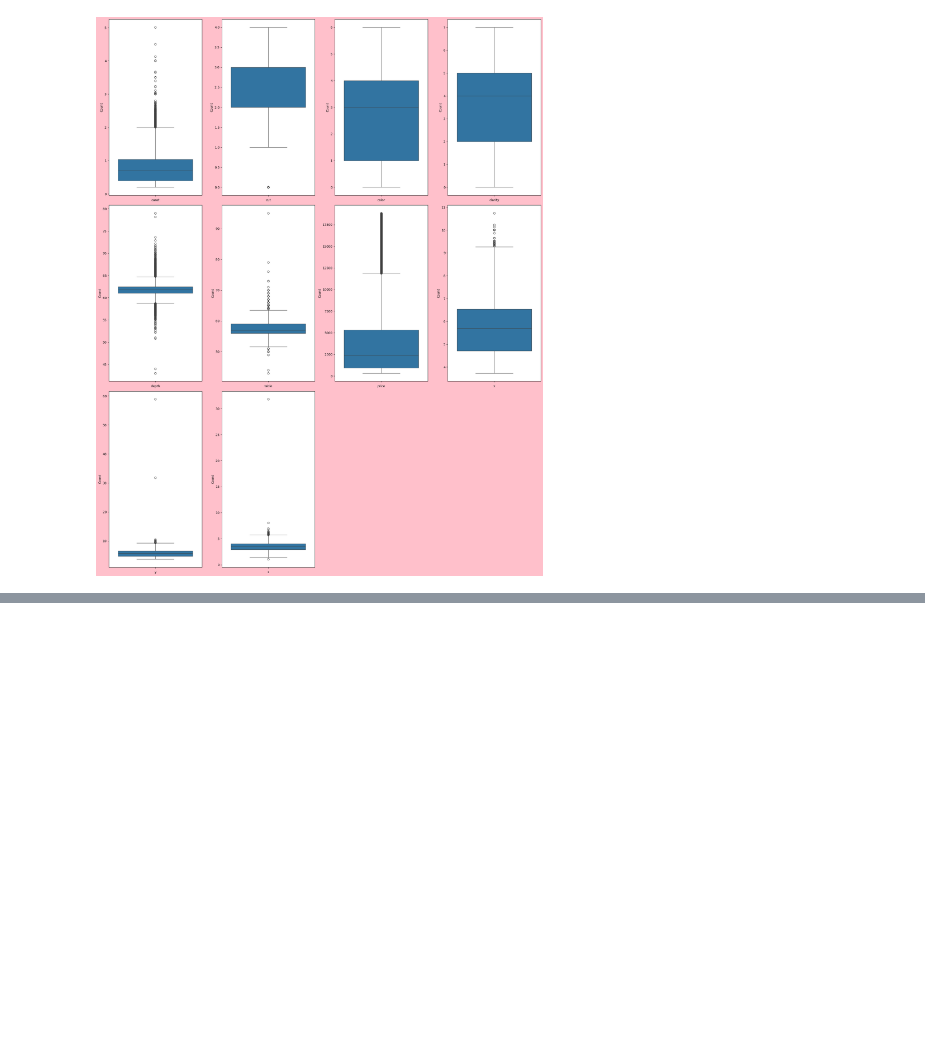
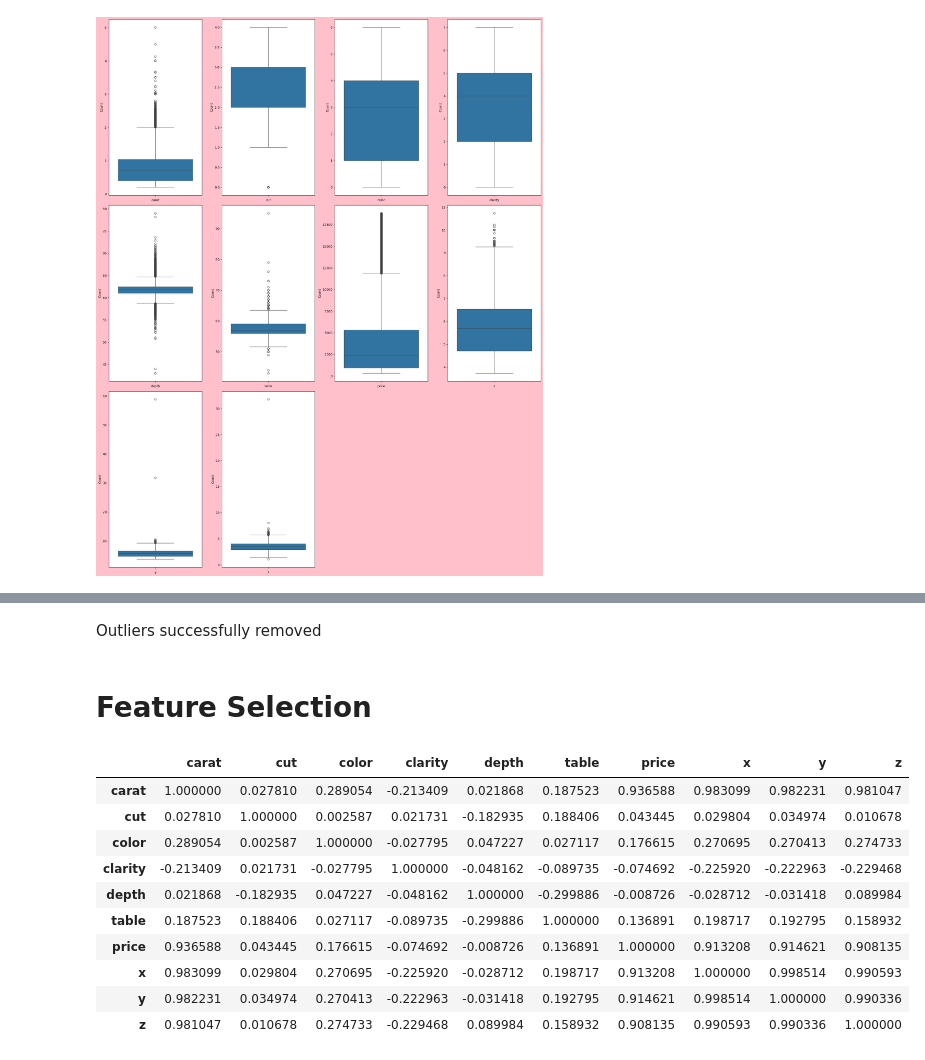
Before and after one commit to Aditya190704/Diamond_Price_Prediction_using_ML, a Jupyter notebook: model.ipynb, the cells around one changed output, grey strips where cells are left out. Saved outputs shown, nothing was run; the diff lists cells and outputs as text; code cells hidden in the pictures; blank space fills up the shorter version.

```diff
--- a/model.ipynb
+++ b/model.ipynb
@@ -270,0 +346,19 @@ plt.tight_layout()
+# %% [markdown]
+Outliers successfully removed
+# %% [markdown]
+# Feature Selection
+# %%
+tc = capped_data.corr()
+tc
+# %% [output]
+|  | carat | cut | color | clarity | depth | table | price | x | y | z |
+| carat | 1.000000 | 0.027810 | 0.289054 | -0.213409 | 0.021868 | 0.187523 | 0.936588 | 0.983099 | 0.982231 | 0.981047 |
+| cut | 0.027810 | 1.000000 | 0.002587 | 0.021731 | -0.182935 | 0.188406 | 0.043445 | 0.029804 | 0.034974 | 0.010678 |
+| color | 0.289054 | 0.002587 | 1.000000 | -0.027795 | 0.047227 | 0.027117 | 0.176615 | 0.270695 | 0.270413 | 0.274733 |
+| clarity | -0.213409 | 0.021731 | -0.027795 | 1.000000 | -0.048162 | -0.089735 | -0.074692 | -0.225920 | -0.222963 | -0.229468 |
+| depth | 0.021868 | -0.182935 | 0.047227 | -0.048162 | 1.000000 | -0.299886 | -0.008726 | -0.028712 | -0.031418 | 0.089984 |
+| table | 0.187523 | 0.188406 | 0.027117 | -0.089735 | -0.299886 | 1.000000 | 0.136891 | 0.198717 | 0.192795 | 0.158932 |
+| price | 0.936588 | 0.043445 | 0.176615 | -0.074692 | -0.008726 | 0.136891 | 1.000000 | 0.913208 | 0.914621 | 0.908135 |
+| x | 0.983099 | 0.029804 | 0.270695 | -0.225920 | -0.028712 | 0.198717 | 0.913208 | 1.000000 | 0.998514 | 0.990593 |
+| y | 0.982231 | 0.034974 | 0.270413 | -0.222963 | -0.031418 | 0.192795 | 0.914621 | 0.998514 | 1.000000 | 0.990336 |
+| z | 0.981047 | 0.010678 | 0.274733 | -0.229468 | 0.089984 | 0.158932 | 0.908135 | 0.990593 | 0.990336 | 1.000000 |
```
Also changed, not shown: parts of 42 cells of this notebook.
